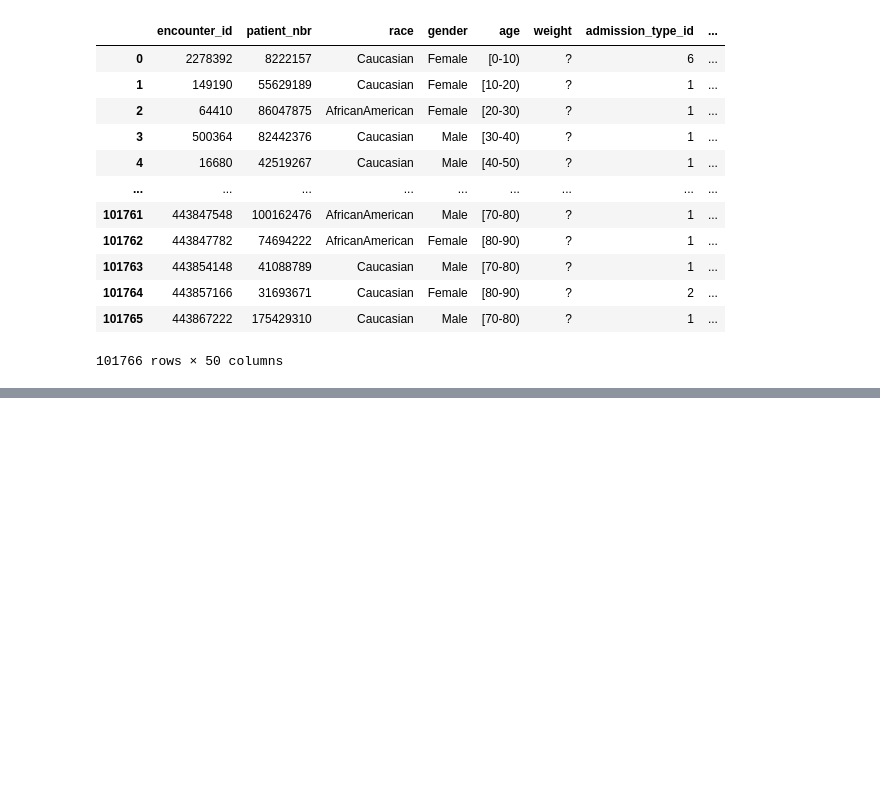
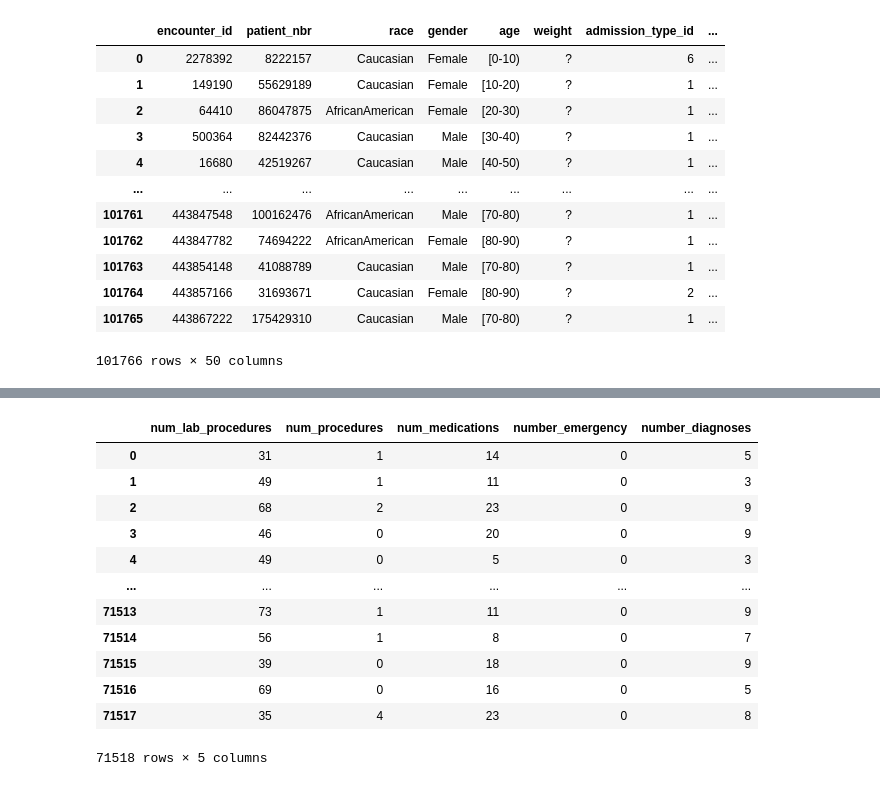
Before and after one commit to TGurke13/Group-Project2, a Jupyter notebook: main.ipynb, the cells around one changed output, grey strips where cells are left out. Drawn from its saved outputs; the diff is of its cells as text; code cells hidden in the pictures; blank space fills up the shorter version.

```diff
--- a/main.ipynb
+++ b/main.ipynb
@@ -92,0 +453,7 @@ diabetes
+# %%
+
+# One-hot Encoding
+df["readm_tf"] = df["readmitted"].apply(lambda x: True if x in ["<30", ">30"] else False)
+#preEncodedDf = df.drop(columns = ["encounter_id", "patient_nbr", "admission_type_id", "discharge_disposition_id", "admission_source_id", "payer_code", "medical_specialty", "readmitted", "readm_tf"])
+#encodedDf = pd.get_dummies(preEncodedDf, columns = preEncodedDf.columns)
+#encodedDf.head()
@@ -92,0 +501,20 @@ diabetes
+# %%
+# Encode procedures
+procedureDf_encoded = df[['num_lab_procedures', 'num_procedures', 'num_medications', 'number_emergency', 'number_diagnoses']]
+
+procedureDf_encoded = pd.get_dummies(procedureDf_encoded)
+procedureDf_encoded
+# %% [output]
+|  | num_lab_procedures | num_procedures | num_medications | number_emergency | number_diagnoses |
+| 0 | 31 | 1 | 14 | 0 | 5 |
+| 1 | 49 | 1 | 11 | 0 | 3 |
+| 2 | 68 | 2 | 23 | 0 | 9 |
+| 3 | 46 | 0 | 20 | 0 | 9 |
+| 4 | 49 | 0 | 5 | 0 | 3 |
+| ... | ... | ... | ... | ... | ... |
+| 71513 | 73 | 1 | 11 | 0 | 9 |
+| 71514 | 56 | 1 | 8 | 0 | 7 |
+| 71515 | 39 | 0 | 18 | 0 | 9 |
+| 71516 | 69 | 0 | 16 | 0 | 5 |
+| 71517 | 35 | 4 | 23 | 0 | 8 |
+71518 rows × 5 columns
```
Also changed, not shown: parts of 46 cells of this notebook, 1 other file.
